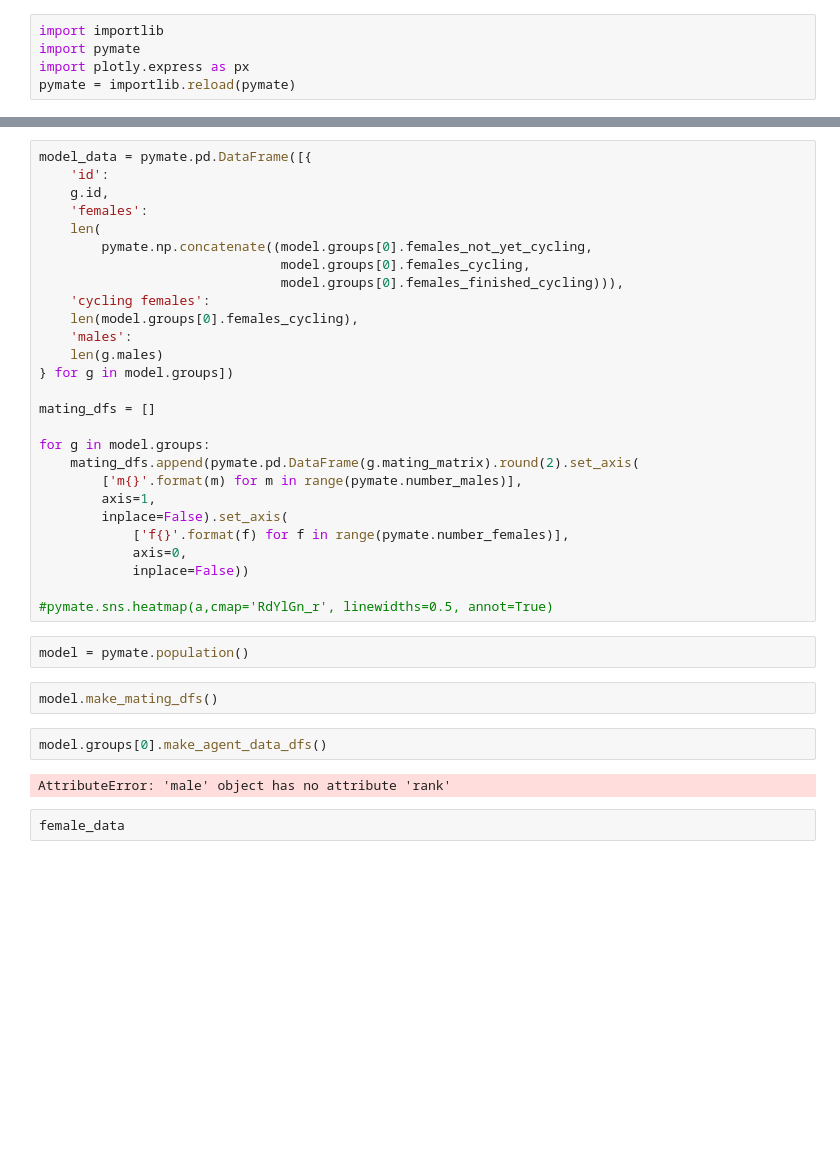
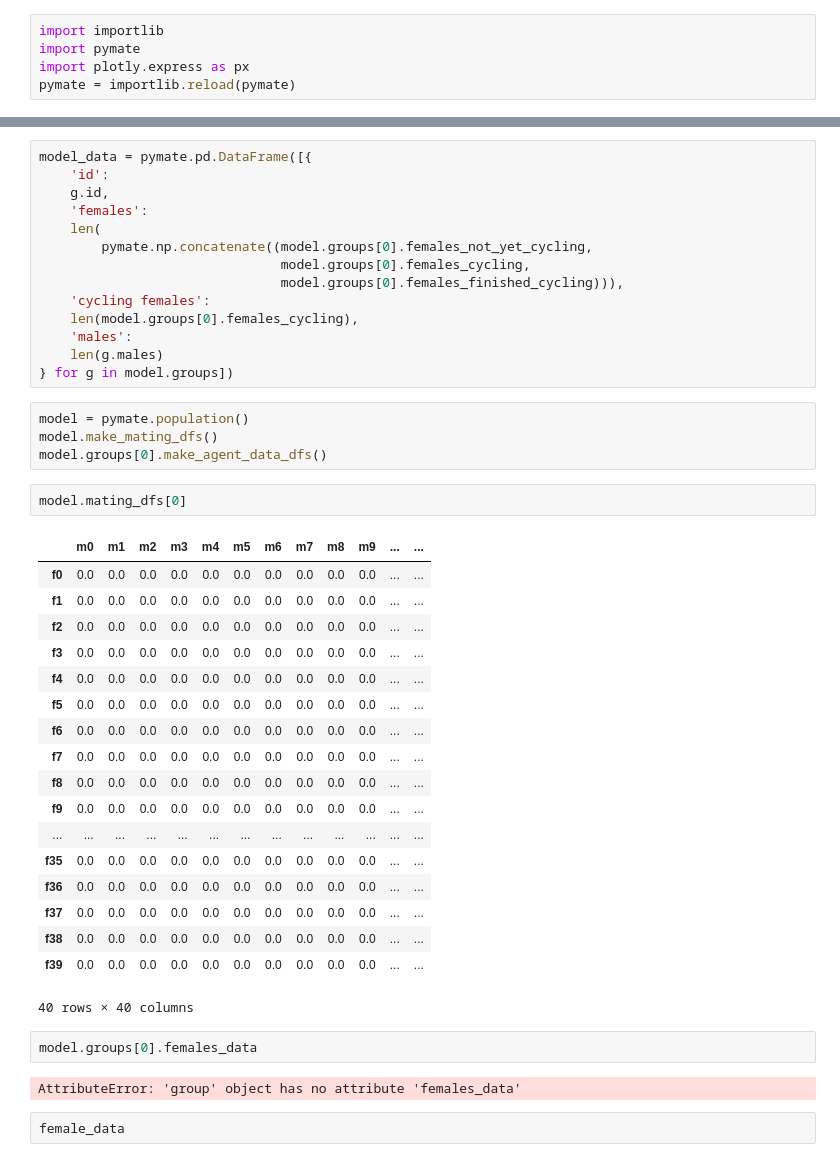
Before and after one commit to kevinrosenfield/FertilitySignalsABM, a Jupyter notebook: pymate_tests.ipynb, the cells around one changed output, grey strips where cells are left out. Drawn from its saved outputs; the diff is of its cells as text; blank space fills up the shorter version.

```diff
--- a/pymate_tests.ipynb
+++ b/pymate_tests.ipynb
@@ -26,27 +24,35 @@ model_data = pymate.pd.DataFrame([{
     'males':
     len(g.males)
 } for g in model.groups])
-
-mating_dfs = []
-
-for g in model.groups:
-    mating_dfs.append(pymate.pd.DataFrame(g.mating_matrix).round(2).set_axis(
-        ['m{}'.format(m) for m in range(pymate.number_males)],
-        axis=1,
-        inplace=False).set_axis(
-            ['f{}'.format(f) for f in range(pymate.number_females)],
-            axis=0,
-            inplace=False))
-
-#pymate.sns.heatmap(a,cmap='RdYlGn_r', linewidths=0.5, annot=True)
 # %%
 model = pymate.population()
+model.make_mating_dfs()
+model.groups[0].make_agent_data_dfs()
-# %%
-model.make_mating_dfs()
+# %%
+model.mating_dfs[0]
+# %% [output]
+|  | m0 | m1 | m2 | m3 | m4 | m5 | m6 | m7 | m8 | m9 | ... | ... |
+| f0 | 0.0 | 0.0 | 0.0 | 0.0 | 0.0 | 0.0 | 0.0 | 0.0 | 0.0 | 0.0 | ... | ... |
+| f1 | 0.0 | 0.0 | 0.0 | 0.0 | 0.0 | 0.0 | 0.0 | 0.0 | 0.0 | 0.0 | ... | ... |
+| f2 | 0.0 | 0.0 | 0.0 | 0.0 | 0.0 | 0.0 | 0.0 | 0.0 | 0.0 | 0.0 | ... | ... |
+| f3 | 0.0 | 0.0 | 0.0 | 0.0 | 0.0 | 0.0 | 0.0 | 0.0 | 0.0 | 0.0 | ... | ... |
+| f4 | 0.0 | 0.0 | 0.0 | 0.0 | 0.0 | 0.0 | 0.0 | 0.0 | 0.0 | 0.0 | ... | ... |
+| f5 | 0.0 | 0.0 | 0.0 | 0.0 | 0.0 | 0.0 | 0.0 | 0.0 | 0.0 | 0.0 | ... | ... |
+| f6 | 0.0 | 0.0 | 0.0 | 0.0 | 0.0 | 0.0 | 0.0 | 0.0 | 0.0 | 0.0 | ... | ... |
+| f7 | 0.0 | 0.0 | 0.0 | 0.0 | 0.0 | 0.0 | 0.0 | 0.0 | 0.0 | 0.0 | ... | ... |
+| f8 | 0.0 | 0.0 | 0.0 | 0.0 | 0.0 | 0.0 | 0.0 | 0.0 | 0.0 | 0.0 | ... | ... |
+| f9 | 0.0 | 0.0 | 0.0 | 0.0 | 0.0 | 0.0 | 0.0 | 0.0 | 0.0 | 0.0 | ... | ... |
+| ... | ... | ... | ... | ... | ... | ... | ... | ... | ... | ... | ... | ... |
+| f35 | 0.0 | 0.0 | 0.0 | 0.0 | 0.0 | 0.0 | 0.0 | 0.0 | 0.0 | 0.0 | ... | ... |
+| f36 | 0.0 | 0.0 | 0.0 | 0.0 | 0.0 | 0.0 | 0.0 | 0.0 | 0.0 | 0.0 | ... | ... |
+| f37 | 0.0 | 0.0 | 0.0 | 0.0 | 0.0 | 0.0 | 0.0 | 0.0 | 0.0 | 0.0 | ... | ... |
+| f38 | 0.0 | 0.0 | 0.0 | 0.0 | 0.0 | 0.0 | 0.0 | 0.0 | 0.0 | 0.0 | ... | ... |
+| f39 | 0.0 | 0.0 | 0.0 | 0.0 | 0.0 | 0.0 | 0.0 | 0.0 | 0.0 | 0.0 | ... | ... |
+40 rows × 40 columns
 # %%
-model.groups[0].make_agent_data_dfs()
+model.groups[0].females_data
 # %% [output]
-AttributeError: 'male' object has no attribute 'rank'
+AttributeError: 'group' object has no attribute 'females_data'
 # %%
 female_data
 # %% [output]
```
Also changed, not shown: parts of 1 cell of this notebook, 1 other file.
